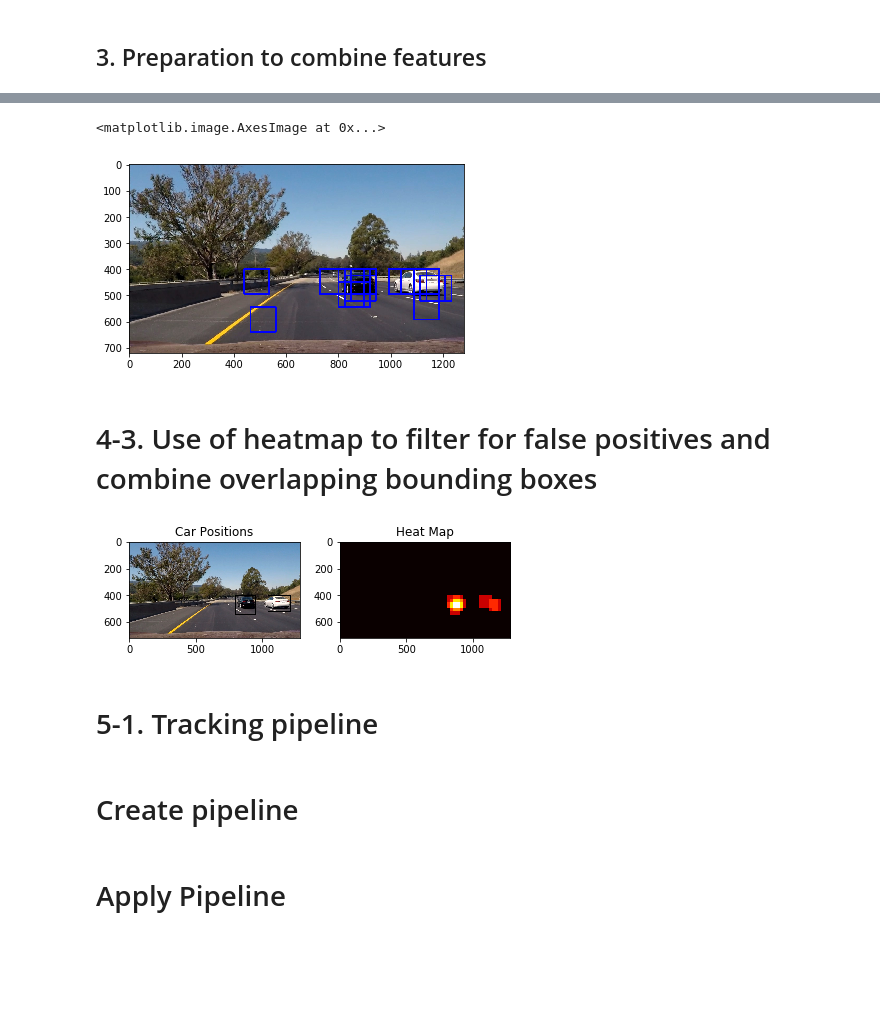
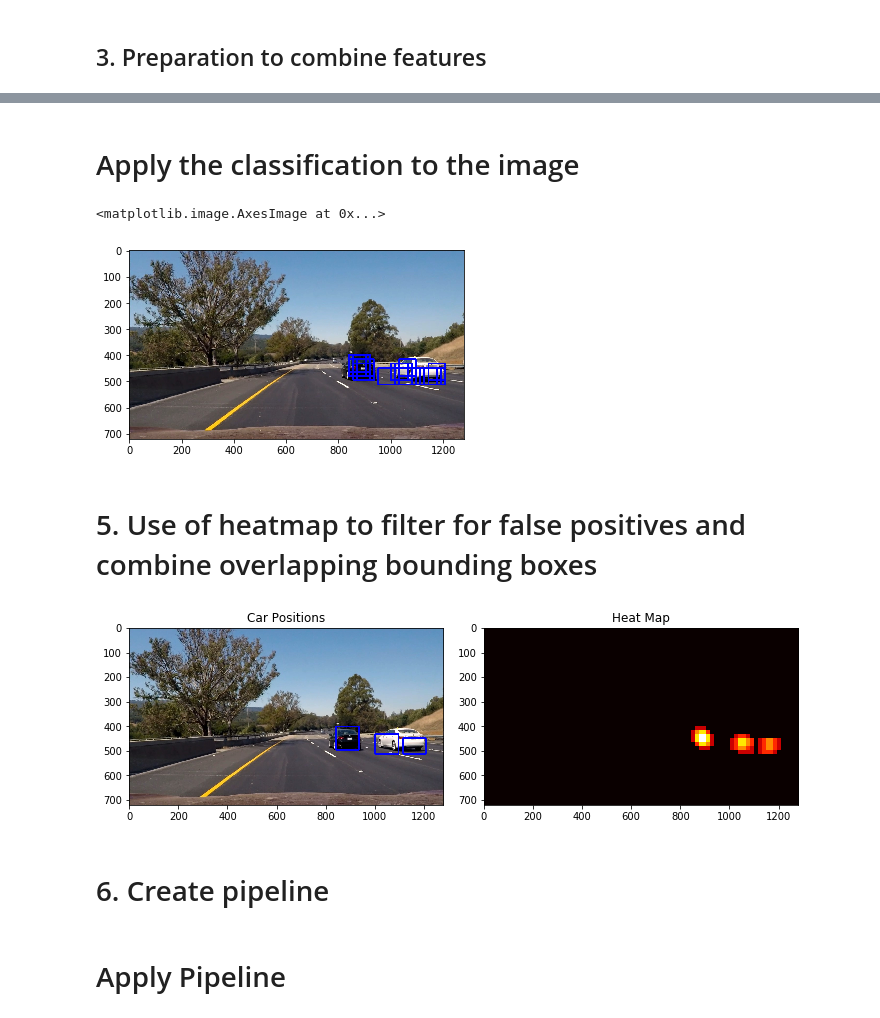
Before and after one commit to kotaroh/SelfDriving_CarND-Vehicle-Detection, a Jupyter notebook: output.ipynb, the cells around one changed output, grey strips where cells are left out. Cells and saved outputs as stored; diff of their text form; code cells hidden in the pictures; blank space fills up the shorter version.

```diff
--- a/output.ipynb
+++ b/output.ipynb
@@ -503,4 +479,7 @@ Test Accuracy of SVC =  0.9828
+# %% [markdown]
+# Apply the classification to the image
 # %%
+
 image = mpimg.imread('test_images/test6.jpg')
 draw_image = np.copy(image)
 
@@ -509,8 +488,20 @@ draw_image = np.copy(image)
 # image you are searching is a .jpg (scaled 0 to 255)
 image = image.astype(np.float32)/255
 
+
+y_start_stop = [400, 528] # Min and max in y to search in slide_window()
+x_start_stop = [200, None]
+
+
 windows = slide_window(image, x_start_stop=x_start_stop, y_start_stop=y_start_stop,
-                    xy_window=(96, 96), xy_overlap=(0.75, 0.75))
+                    xy_window=(64, 64), xy_overlap=(0.75, 0.75))
+
+y_start_stop = [528, 720] # Min and max in y to search in slide_window()
+x_start_stop = [200, None]
+
+
+windows += slide_window(image, x_start_stop=x_start_stop, y_start_stop=y_start_stop,
+                    xy_window=(96, 96), xy_overlap=(0.5, 0.5))
 
 hot_windows = search_windows(image, windows, svc, X_scaler, color_space=color_space,
                         spatial_size=spatial_size, hist_bins=hist_bins,
@@ -519,14 +510,15 @@ hot_windows = search_windows(image, windows, svc, X_scaler, color_space=color_sp
                         hog_channel=hog_channel, spatial_feat=spatial_feat,
                         hist_feat=hist_feat, hog_feat=hog_feat)
 
+
 window_img = draw_boxes(draw_image, hot_windows, color=(0, 0, 255), thick=6)
 
 plt.imshow(window_img)
 # %% [output]
 <matplotlib.image.AxesImage at 0x...>
-[figure, old version]
+[figure, new version]
 # %% [markdown]
-# 4-3. Use of heatmap to filter for false positives and combine overlapping bounding boxes
+# 5. Use of heatmap to filter for false positives and combine overlapping bounding boxes
 # %%
 from scipy.ndimage.measurements import label
 
@@ -559,40 +551,38 @@ def draw_labeled_bboxes(img, labels):
         # Identify x and y values of those pixels
         nonzeroy = np.array(nonzero[0])
         nonzerox = np.array(nonzero[1])
         # Define a bounding box based on min/max x and y
         bbox = ((np.min(nonzerox), np.min(nonzeroy)), (np.max(nonzerox), np.max(nonzeroy)))
         # Draw the box on the image
-        cv2.rectangle(img, bbox[0], bbox[1], (0,0,255), 6)
+        cv2.rectangle(img, bbox[0], bbox[1], (0,0,1), 6)
     # Return the image
     return img
 
 # Add heat to each box in box list
 heat = add_heat(heat,hot_windows)
 
 # Apply threshold to help remove false positives
 heat = apply_threshold(heat,1)
 
 # Visualize the heatmap when displaying
 heatmap = np.clip(heat, 0, 255)
 
 # Find final boxes from heatmap using label function
 labels = label(heatmap)
 draw_img = draw_labeled_bboxes(np.copy(image), labels)
 
-fig = plt.figure()
+fig = plt.figure(figsize=(10, 6))
 plt.subplot(121)
 plt.imshow(draw_img)
 plt.title('Car Positions')
 plt.subplot(122)
 plt.imshow(heatmap, cmap='hot')
 plt.title('Heat Map')
 fig.tight_layout()
 # %% [output]
-[figure, old version]
+[figure, new version]
-# %% [markdown]
-# 5-1. Tracking pipeline
 # %% [markdown]
-# Create pipeline
+# 6.  Create pipeline
 # %%
 def pipeline(test_image):
 
```
Also changed, not shown: parts of 18 cells of this notebook, 10 other files.
